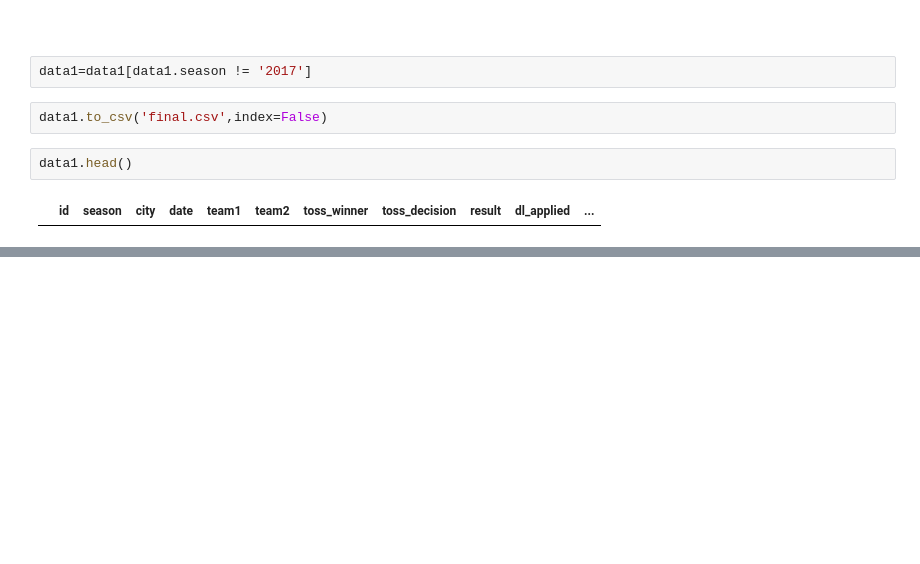
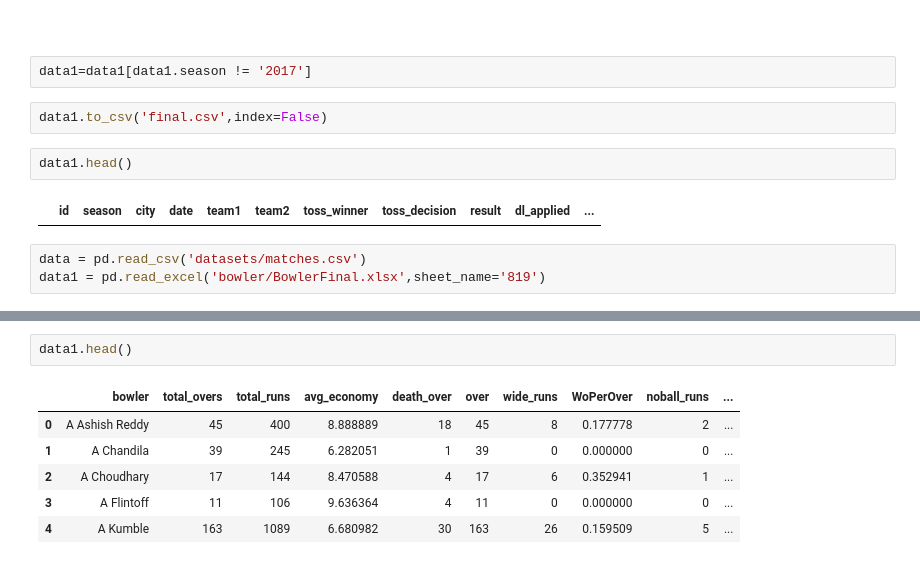
Before and after one commit to Ishita-Kedia/IPL_Analysis, a Jupyter notebook: batsman.ipynb, the cells around one changed output, grey strips where cells are left out. Cells and saved outputs as stored; diff of their text form; blank space fills up the shorter version.

```diff
--- a/batsman.ipynb
+++ b/batsman.ipynb
@@ -960,3 +941,6 @@ data1.to_csv('final.csv',index=False)
 data1.head()
 # %% [output]
 |  | id | season | city | date | team1 | team2 | toss_winner | toss_decision | result | dl_applied | ... |
+# %%
+data = pd.read_csv('datasets/matches.csv')
+data1 = pd.read_excel('bowler/BowlerFinal.xlsx',sheet_name='819')
@@ -962,0 +956,9 @@ data1.head()
+# %%
+data1.head()
+# %% [output]
+|  | bowler | total_overs | total_runs | avg_economy | death_over | over | wide_runs | WoPerOver | noball_runs | ... |
+| 0 | A Ashish Reddy | 45 | 400 | 8.888889 | 18 | 45 | 8 | 0.177778 | 2 | ... |
+| 1 | A Chandila | 39 | 245 | 6.282051 | 1 | 39 | 0 | 0.000000 | 0 | ... |
+| 2 | A Choudhary | 17 | 144 | 8.470588 | 4 | 17 | 6 | 0.352941 | 1 | ... |
+| 3 | A Flintoff | 11 | 106 | 9.636364 | 4 | 11 | 0 | 0.000000 | 0 | ... |
+| 4 | A Kumble | 163 | 1089 | 6.680982 | 30 | 163 | 26 | 0.159509 | 5 | ... |
```
Also changed, not shown: parts of 11 cells of this notebook, 4 other files.
